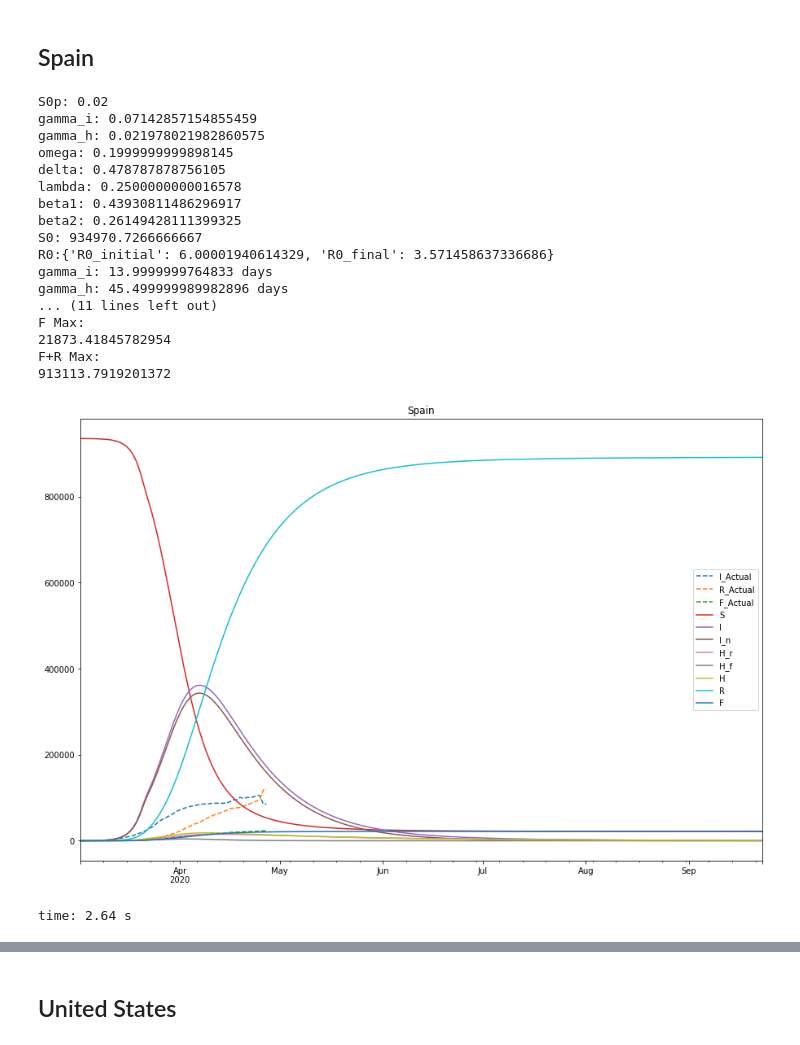
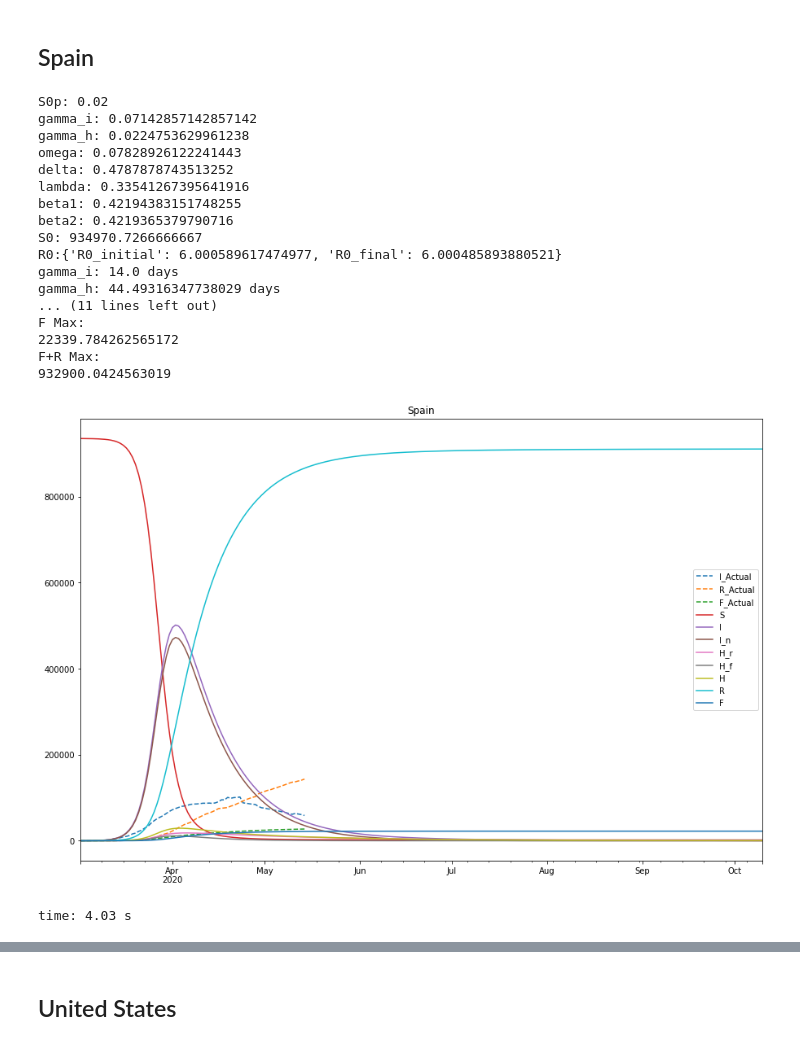
Before and after one commit to comunidadexp/sirfh-covid, a Jupyter notebook: Case Study - Sigmoid SIRFH.ipynb, the cells around one changed output, grey strips where cells are left out. Saved outputs shown, nothing was run; the diff lists cells and outputs as text; code cells hidden in the pictures.

```diff
--- a/Case Study - Sigmoid SIRFH.ipynb
+++ b/Case Study - Sigmoid SIRFH.ipynb
@@ -16,6 +16,14 @@ yellow = (240/255, 203/255, 105/255)
 grey = (153/255, 153/255, 153/255)
 faded_grey = (153/255, 153/255, 153/255, .25)
 red = (220/255, 83/255, 86/255)
+
+
+smallfigsize=(6.5,3.5)
+#smallfigsize=(15.0,8.0)
+midfigsize=(16.0 ,3.5)
+bigfigsize=(16, 7)
+
+cut_sample_date = None
 # %% [markdown]
 # Case Study for Spain, South Korea, US, Italy and Brazil
 # %% [markdown]
@@ -459,7 +397,7 @@ t1 = SIRFH_Sigmoid(country = 'Spain',
          },
 
          parameter_bounds = {
-             'S0p': (.0001, .02),
+             'S0p': (.005, .02),
          #    'delta': (0, deltaUpperBound),
          #    'beta1': (0.20, 1.5),
          #    'beta2': (0.20, 1.5),
@@ -473,49 +411,52 @@ t1 = SIRFH_Sigmoid(country = 'Spain',
          constraints_bounds = {
              'R0': (1,6),
          },
+
+         cut_sample_date = cut_sample_date
+
 
          )
 
 #t1.train_S0()
 t1.train()
 #t1.train_S0_joint()
 
 #options={'eps': 5e-3, }
 #options={'eps': 1e-3, 'ftol': 1e-7}
 print(t1.parameter_bounds)
 
 print('\nI Max:')
 print(t1.df.I.max())
 print('Est:')
 print(t1.df.I.max()*.15)
 print('H Max:')
 print(t1.df['H'].max())
 print('R Max:')
 print(t1.df['R'].max())
 print('F Max:')
 print(t1.df['F'].max())
 print('F+R Max:')
 print(t1.df['F'].max()+t1.df['R'].max())
 
 #t1.outOfSample_forecast(dt.datetime(2020, 4, 1))
 t1.main_plot()
 # %% [output]
 S0p: 0.02
-gamma_i: 0.07142857154855459
-gamma_h: 0.021978021982860575
-omega: 0.1999999999898145
-delta: 0.478787878756105
-lambda: 0.2500000000016578
-beta1: 0.43930811486296917
-beta2: 0.26149428111399325
+gamma_i: 0.07142857142857142
+gamma_h: 0.0224753629961238
+omega: 0.07828926122241443
+delta: 0.4787878743513252
+lambda: 0.33541267395641916
+beta1: 0.42194383151748255
+beta2: 0.4219365379790716
 S0: 934970.7266666667
-R0:{'R0_initial': 6.00001940614329, 'R0_final': 3.571458637336686}
-gamma_i: 13.9999999764833 days
-gamma_h: 45.499999989982896 days
+R0:{'R0_initial': 6.000589617474977, 'R0_final': 6.000485893880521}
+gamma_i: 14.0 days
+gamma_h: 44.49316347738029 days
 ... (11 lines left out)
 F Max:
-21873.41845782954
+22339.784262565172
 F+R Max:
-913113.7919201372
+932900.0424563019
-[figure, old version]
+[figure, new version]
-time: 2.64 s
+time: 4.03 s
```
Also changed, not shown: parts of 89 cells of this notebook, 14 other files.
